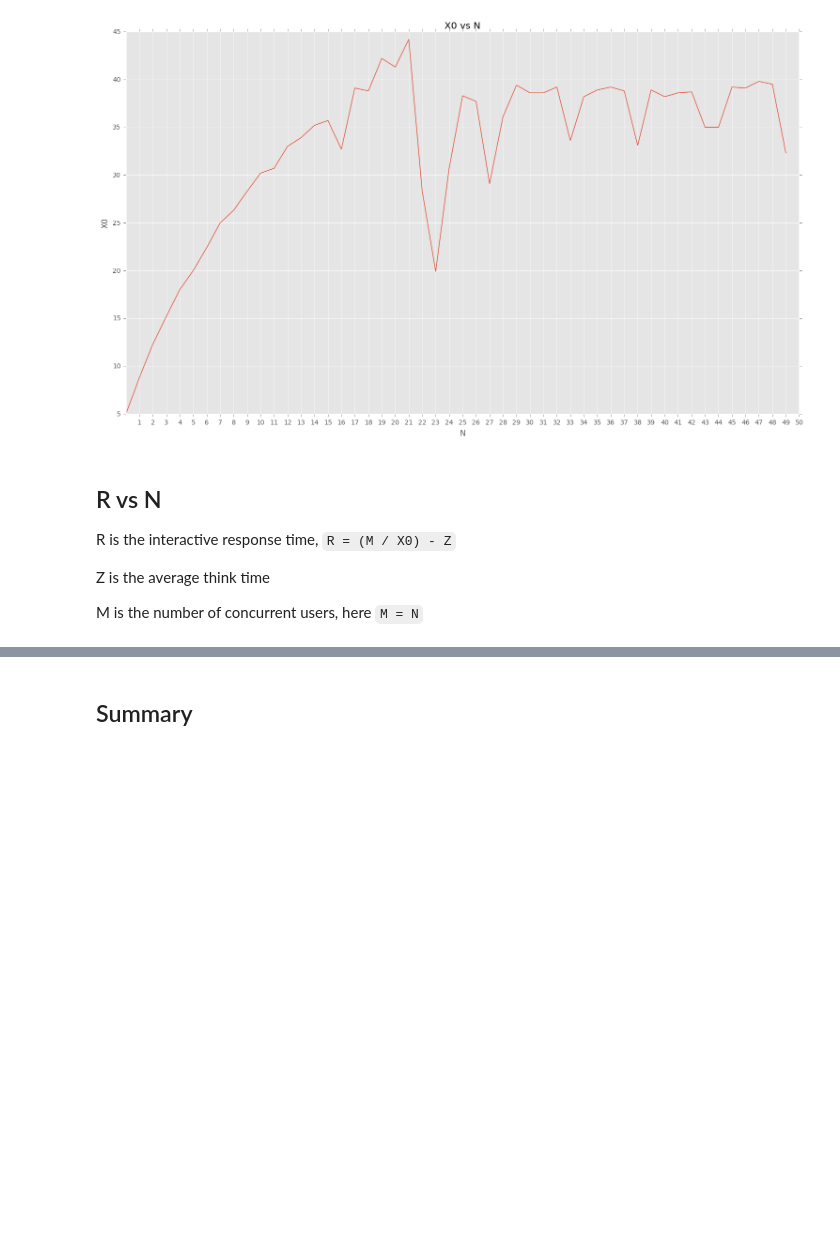
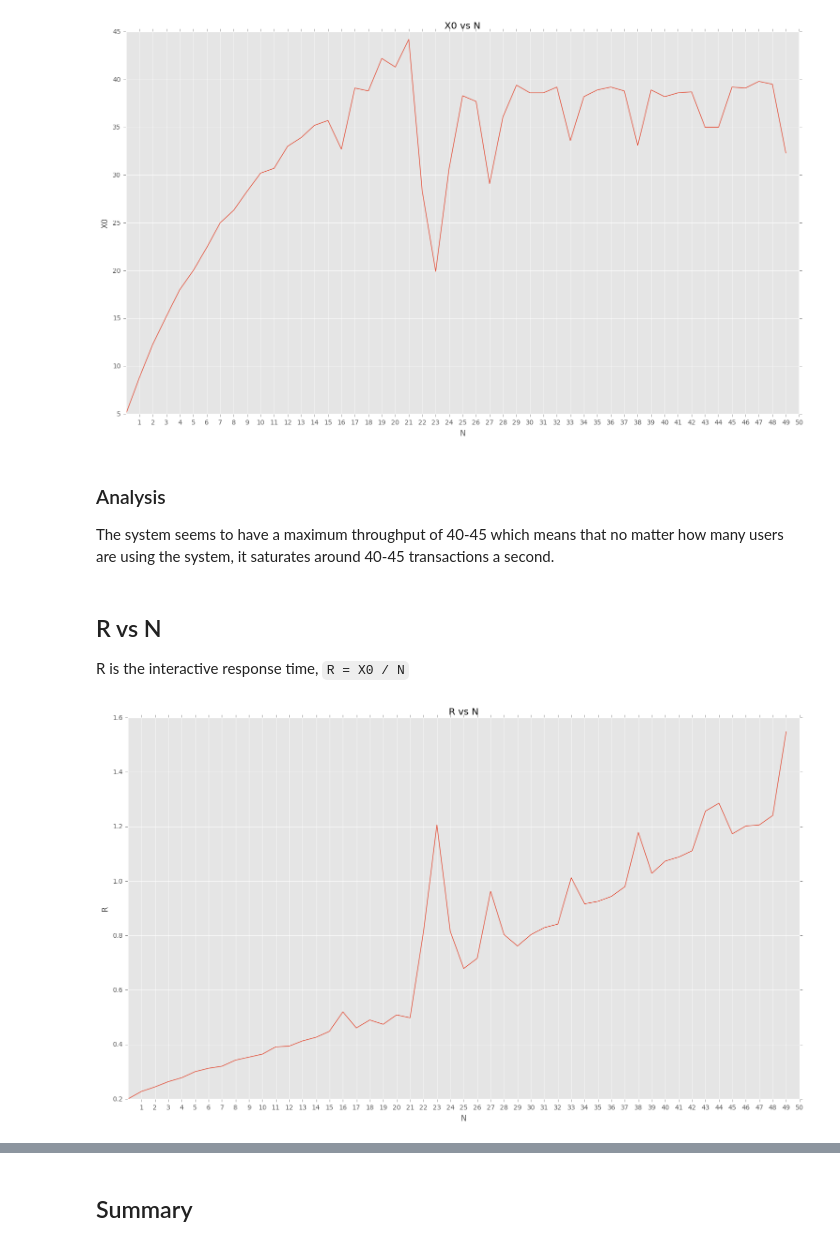
Before and after one commit to dmateusp/EAA, a Jupyter notebook: CA2/EAA CA2.ipynb, the cells around one changed output, grey strips where cells are left out. Cells and saved outputs as stored; diff of their text form; code cells hidden in the pictures; blank space fills up the shorter version.

```diff
--- a/CA2/EAA CA2.ipynb
+++ b/CA2/EAA CA2.ipynb
@@ -133,10 +145,23 @@ fig.set_size_inches(18.5, 10.5)
 plt.show()
 # %% [output]
 [figure]
+# %% [markdown]
+### Analysis
+The system seems to have a maximum throughput of 40-45 which means that no matter how many users are using the system, it saturates around 40-45 transactions a second.
 # %% [markdown]
 ## R vs N
-R is the interactive response time, `R = (M / X0) - Z`
-
-Z is the average think time
-
-M is the number of concurrent users, here `M = N`
+R is the interactive response time, `R = X0 / N`
+# %%
+df['R'] = df['N']/df['X0']
+# %%
+plt.plot(df['R'])
+plt.xticks(df['N'])
+plt.title("R vs N")
+plt.xlabel("N")
+plt.ylabel("R")
+
+fig = plt.gcf()
+fig.set_size_inches(18.5, 10.5)
+plt.show()
+# %% [output]
+[figure, added]
```
Also changed, not shown: parts of 7 cells of this notebook.
